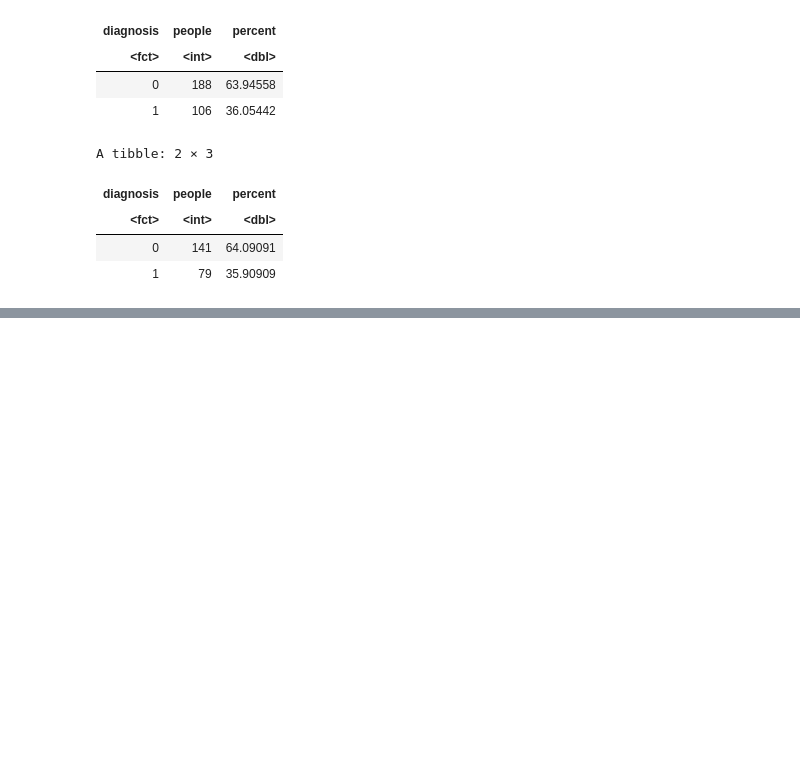
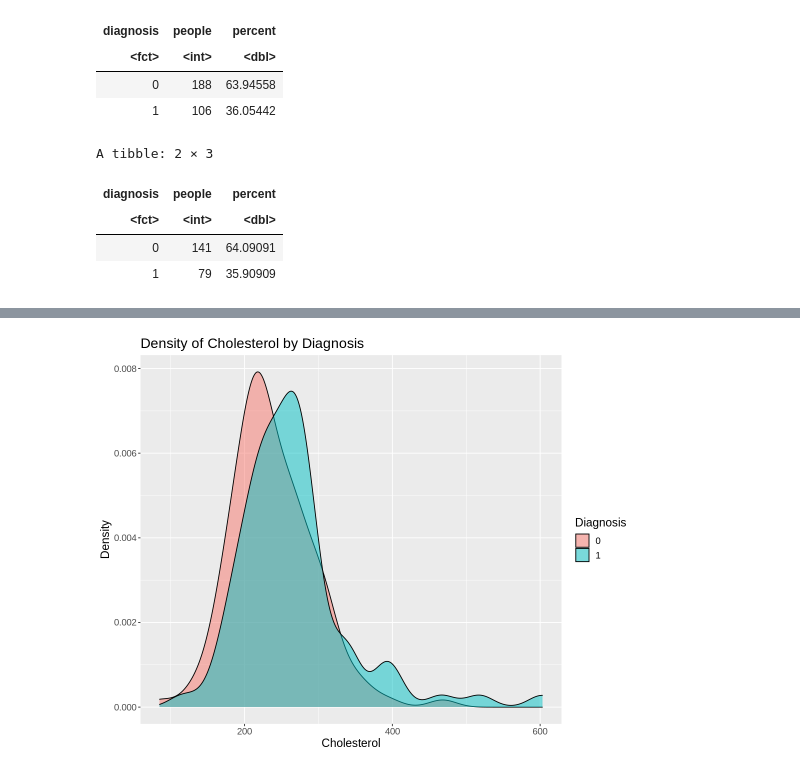
Before and after one commit to GeneRevo/DSCI100-007-Group10, a Jupyter notebook: 007_project_final_report.ipynb, the cells around one changed output, grey strips where cells are left out. Saved outputs shown, nothing was run; the diff lists cells and outputs as text; code cells hidden in the pictures; blank space fills up the shorter version.

```diff
--- a/007_project_final_report.ipynb
+++ b/007_project_final_report.ipynb
@@ -160,0 +278,11 @@ A tibble: 5 × 4
+# %%
+options(repr.plot.width=9, repr.plot.height=7)
+
+#Density plot of Cholesterol dependent on Diagnosis
+ggplot(predictor_train, aes(x = chol, fill = factor(num))) +
+  geom_density(alpha = 0.5) +
+  labs(x = "Cholesterol", y = "Density",
+       title = "Density of Cholesterol by Diagnosis",
+       fill = "Diagnosis") +
+  theme(text = element_text(size = 14))
+# %% [output]
@@ -160,0 +291 @@ A tibble: 5 × 4
+[figure, added]
```
Also changed, not shown: parts of 9 cells of this notebook.
